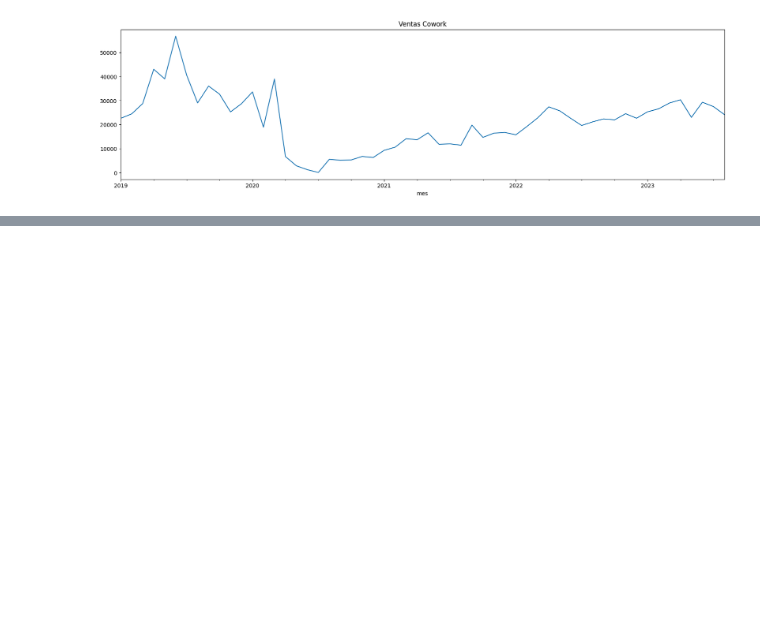
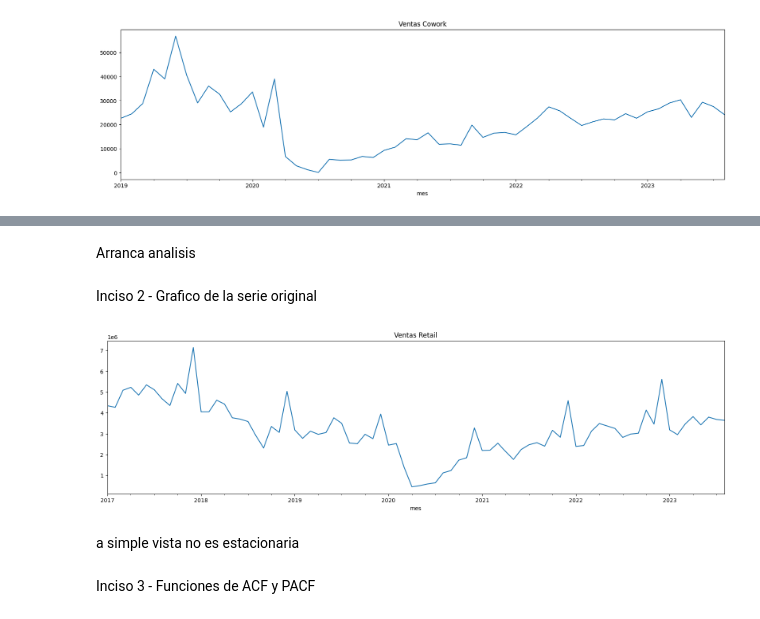
Before and after one commit to waldof86/AST, a Jupyter notebook: TP1/TP1 v2.ipynb, the cells around one changed output, grey strips where cells are left out. Cells and saved outputs as stored; diff of their text form; code cells hidden in the pictures; blank space fills up the shorter version.

```diff
--- a/TP1/TP1 v2.ipynb
+++ b/TP1/TP1 v2.ipynb
@@ -132,0 +165,13 @@ plt.show()
+# %% [markdown]
+Arranca analisis
+# %% [markdown]
+Inciso 2 -  Grafico de la serie original
+# %%
+df_retail.ventas_ajustado.plot(figsize=(20,5), title = "Ventas Retail")
+plt.show()
+# %% [output]
+[figure, added]
+# %% [markdown]
+a simple vista no es estacionaria
+# %% [markdown]
+Inciso 3 - Funciones de ACF y PACF
```
Also changed, not shown: parts of 31 cells of this notebook.
